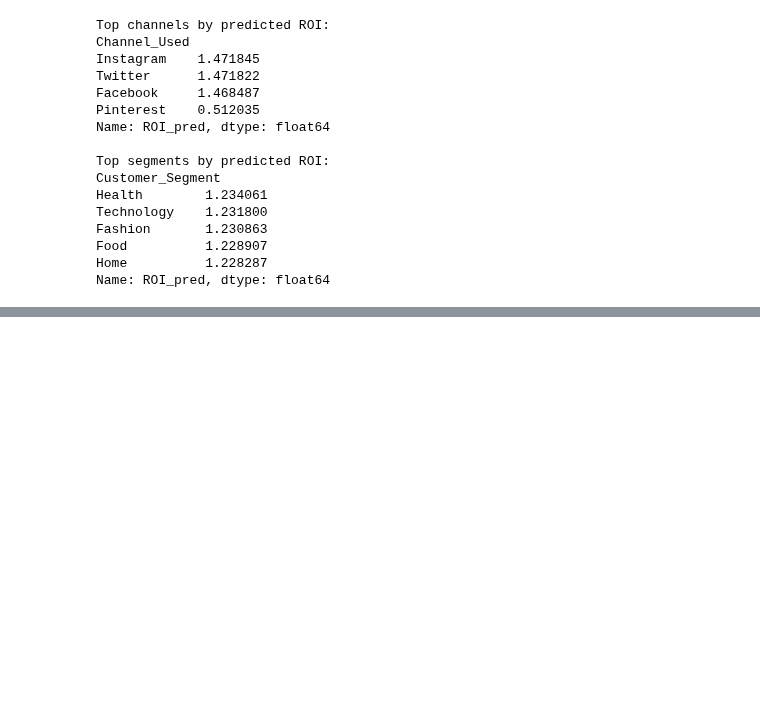
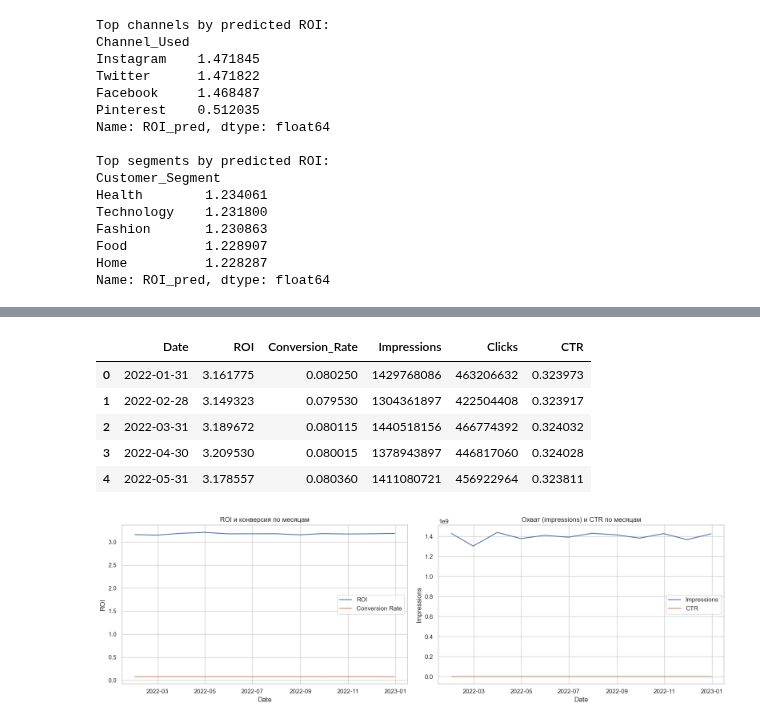
Before and after one commit to agentic-lab-club/centralized-advertising-ai-analytics, a Jupyter notebook: MML/ml.ipynb, the cells around one changed output, grey strips where cells are left out. Drawn from its saved outputs; the diff is of its cells as text; code cells hidden in the pictures; blank space fills up the shorter version.

```diff
--- a/MML/ml.ipynb
+++ b/MML/ml.ipynb
@@ -417,0 +448,37 @@ print(df_ml[['ROI','Conversion_Rate','Acquisition_Cost','cluster']].head(5))
+# %%
+monthly = (
+    df_ml
+    .set_index('Date')
+    .resample('M')
+    .agg({
+        'ROI': 'mean',
+        'Conversion_Rate': 'mean',
+        'Impressions': 'sum',
+        'Clicks': 'sum'
+    })
+    .reset_index()
+)
+
+monthly['CTR'] = monthly['Clicks'] / monthly['Impressions']
+
+display(monthly.head())
+
+fig, axes = plt.subplots(1, 2, figsize=(16, 5))
+sns.lineplot(data=monthly, x='Date', y='ROI', ax=axes[0], label='ROI')
+sns.lineplot(data=monthly, x='Date', y='Conversion_Rate', ax=axes[0], label='Conversion Rate')
+axes[0].set_title('ROI и конверсия по месяцам')
+
+sns.lineplot(data=monthly, x='Date', y='Impressions', ax=axes[1], label='Impressions')
+sns.lineplot(data=monthly, x='Date', y='CTR', ax=axes[1], label='CTR')
+axes[1].set_title('Охват (impressions) и CTR по месяцам')
+
+plt.tight_layout()
+plt.show()
+# %% [output]
+|  | Date | ROI | Conversion_Rate | Impressions | Clicks | CTR |
+| 0 | 2022-01-31 | 3.161775 | 0.080250 | 1429768086 | 463206632 | 0.323973 |
+| 1 | 2022-02-28 | 3.149323 | 0.079530 | 1304361897 | 422504408 | 0.323917 |
+| 2 | 2022-03-31 | 3.189672 | 0.080115 | 1440518156 | 466774392 | 0.324032 |
+| 3 | 2022-04-30 | 3.209530 | 0.080015 | 1378943897 | 446817060 | 0.324028 |
+| 4 | 2022-05-31 | 3.178557 | 0.080360 | 1411080721 | 456922964 | 0.323811 |
+[figure, added]
```
Also changed, not shown: parts of 8 cells of this notebook, 1 other file.
